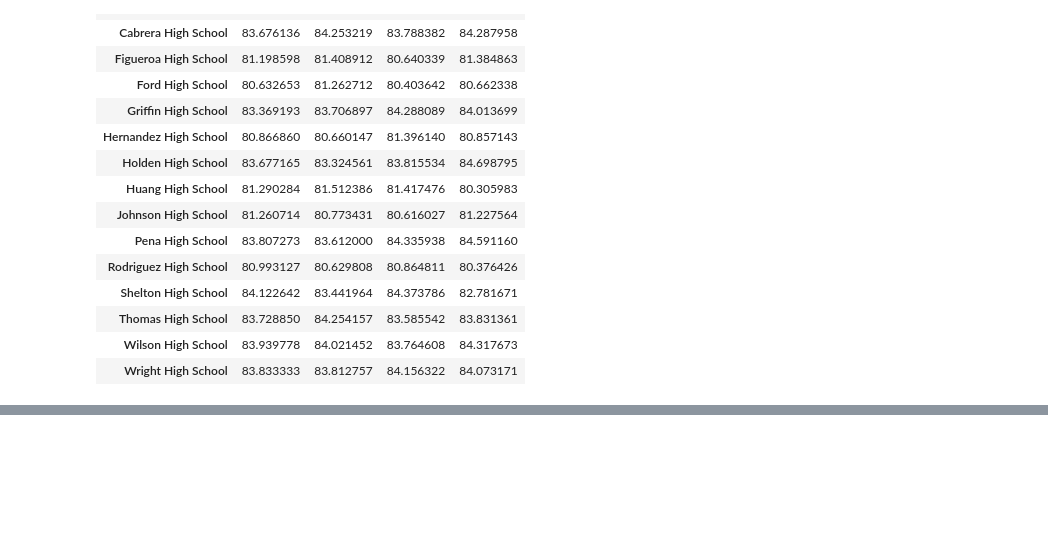
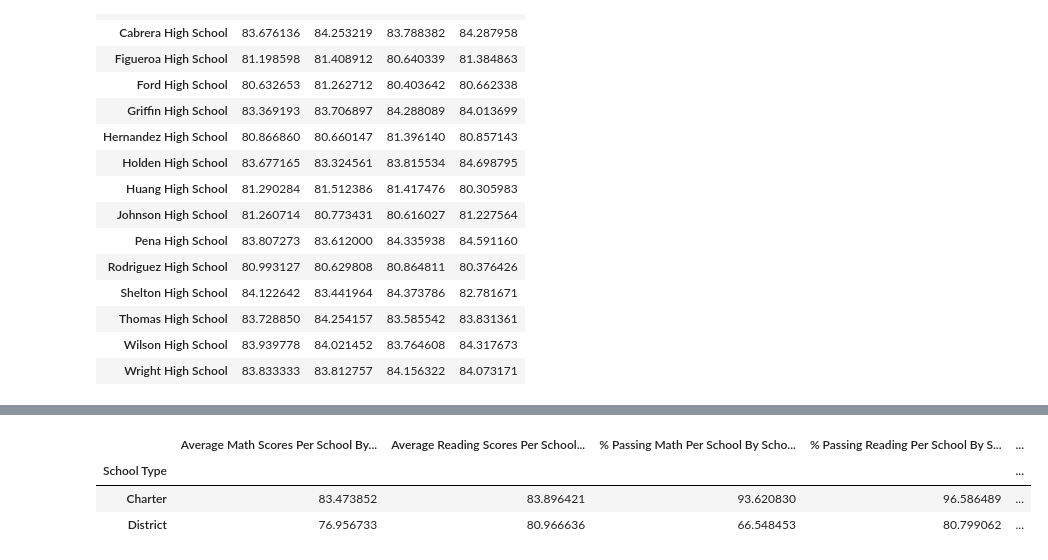
Before and after one commit to DidemBl/pandas-challenge, a Jupyter notebook: PyCitySchools/PyCitySchools.ipynb, the cells around one changed output, grey strips where cells are left out. Drawn from its saved outputs; the diff is of its cells as text; code cells hidden in the pictures; blank space fills up the shorter version.

```diff
--- a/PyCitySchools/PyCitySchools.ipynb
+++ b/PyCitySchools/PyCitySchools.ipynb
@@ -501,6 +560,12 @@ average_percent_overall_passing_by_type = per_school_summary.groupby(["School Ty
 # %%
 # Assemble the new data by type into a DataFrame called `type_summary`
-type_summary =
+type_summary_df = pd.DataFrame({"Average Math Scores Per School By School Type": average_math_score_by_type, "Average Reading Scores Per School By School Type": average_reading_score_by_type, "% Passing Math Per School By School Type": average_percent_passing_math_by_type,
+                             "% Passing Reading Per School By School Type": average_percent_passing_reading_by_type, "% Overall Passing Per School by School Type": average_percent_overall_passing_by_type})
 
 # Display results
-type_summary
+type_summary_df.head(15)
+# %% [output]
+|  | Average Math Scores Per School By... | Average Reading Scores Per School... | % Passing Math Per School By Scho... | % Passing Reading Per School By S... | ... |
+| School Type |  |  |  |  | ... |
+| Charter | 83.473852 | 83.896421 | 93.620830 | 96.586489 | ... |
+| District | 76.956733 | 80.966636 | 66.548453 | 80.799062 | ... |
```
Also changed, not shown: parts of 10 cells of this notebook.
